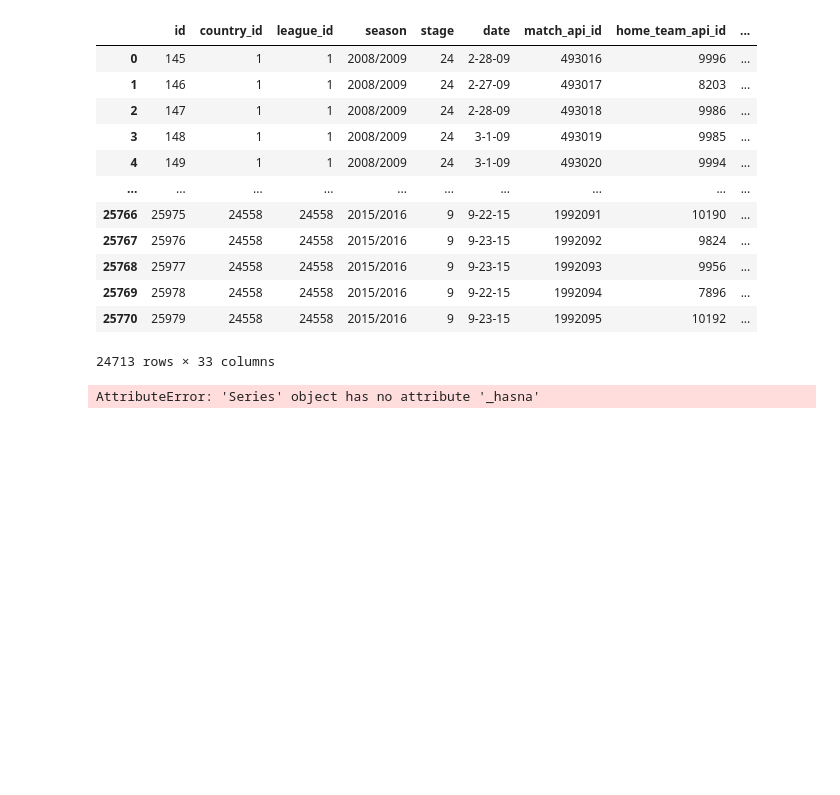
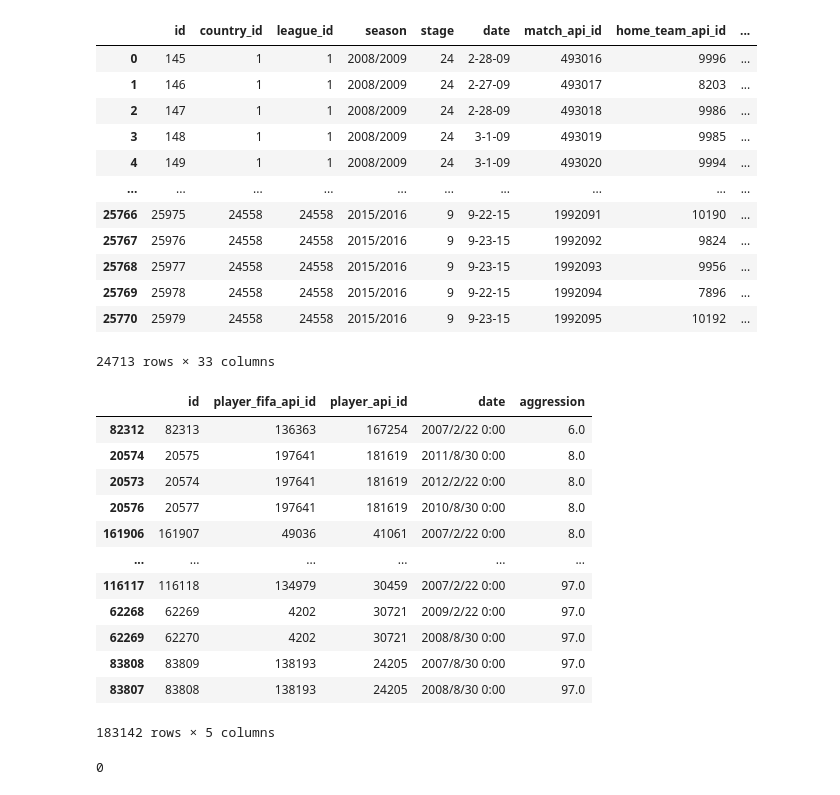
Before and after one commit to Brian-W-Li/datathon2025Feb, a Jupyter notebook: aggression.ipynb, the cells around one changed output. Cells and saved outputs as stored; diff of their text form; code cells hidden in the pictures; blank space fills up the shorter version.

```diff
--- a/aggression.ipynb
+++ b/aggression.ipynb
@@ -174,0 +210,4 @@ display(df_team_attributes)
+# %%
+df_player_attributes = df_player_attributes.dropna(subset=[df_player_attributes.columns[4]])
+df_player_attributes = df_player_attributes.drop(columns=['player_fifa_api_id'])
+display(df_player_attributes)
@@ -214,6 +269,3 @@ display(df_match)
 | 25769 | 25978 | 24558 | 24558 | 2015/2016 | 9 | 9/22/15 0:00 | 1992094 | 7896 | ... |
 | 25770 | 25979 | 24558 | 24558 | 2015/2016 | 9 | 9/23/15 0:00 | 1992095 | 10192 | ... |
 24713 rows × 33 columns
-# %%
-df_player_attributes = df_player_attributes.dropna(subset=[df_player_attributes.columns[2],df_player_attributes.columns[4]])
-display(df_player_attributes)
@@ -254,8 +292,22 @@ display(df_match)
 | 25769 | 25978 | 24558 | 24558 | 2015/2016 | 9 | 9-22-15 | 1992094 | 7896 | ... |
 | 25770 | 25979 | 24558 | 24558 | 2015/2016 | 9 | 9-23-15 | 1992095 | 10192 | ... |
 24713 rows × 33 columns
-# %%
-df_match.iloc[:,6:]=df_match.iloc[:,6:].dropna().astype('Int64')
-display(df_match)
-# %% [output]
-AttributeError: 'Series' object has no attribute '_hasna'
+# %%
+df_player_attributes.sort_values(by='aggression', inplace=True)
+display(df_player_attributes)
+print(df_player_attributes['aggression'].isna().sum())
+# %% [output]
+|  | id | player_fifa_api_id | player_api_id | date | aggression |
+| 82312 | 82313 | 136363 | 167254 | 2007/2/22 0:00 | 6.0 |
+| 20574 | 20575 | 197641 | 181619 | 2011/8/30 0:00 | 8.0 |
+| 20573 | 20574 | 197641 | 181619 | 2012/2/22 0:00 | 8.0 |
+| 20576 | 20577 | 197641 | 181619 | 2010/8/30 0:00 | 8.0 |
+| 161906 | 161907 | 49036 | 41061 | 2007/2/22 0:00 | 8.0 |
+| ... | ... | ... | ... | ... | ... |
+| 116117 | 116118 | 134979 | 30459 | 2007/2/22 0:00 | 97.0 |
+| 62268 | 62269 | 4202 | 30721 | 2009/2/22 0:00 | 97.0 |
+| 62269 | 62270 | 4202 | 30721 | 2008/8/30 0:00 | 97.0 |
+| 83808 | 83809 | 138193 | 24205 | 2007/8/30 0:00 | 97.0 |
+| 83807 | 83808 | 138193 | 24205 | 2008/8/30 0:00 | 97.0 |
+183142 rows × 5 columns
+0
```
Also changed, not shown: parts of 15 cells of this notebook.
